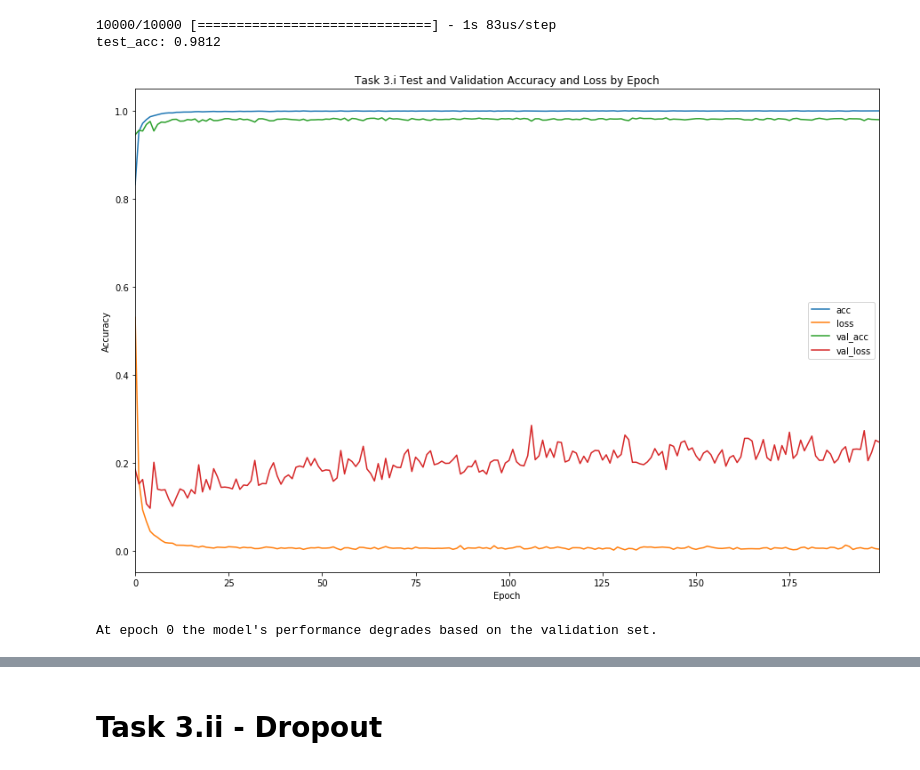
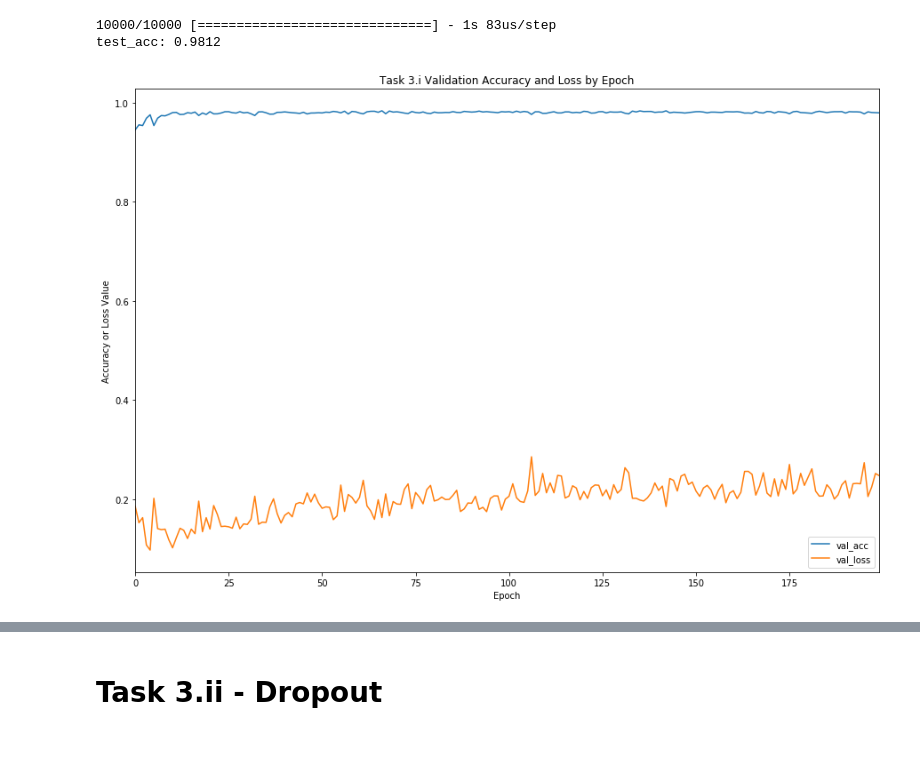
Before and after one commit to tamos/MACS30200proj, a Jupyter notebook: ProblemSets/PS3/PS3_TylerAmos.ipynb, the cells around one changed output, grey strips where cells are left out. Cells and saved outputs as stored; diff of their text form; code cells hidden in the pictures.

```diff
--- a/ProblemSets/PS3/PS3_TylerAmos.ipynb
+++ b/ProblemSets/PS3/PS3_TylerAmos.ipynb
@@ -64,16 +64,12 @@ test_acc: 0.9812
 # save to csv for later
 pd.DataFrame(history_training_i.history).to_csv('q3_i_results.csv')
 # %%
-df = pd.DataFrame(history_training_i.history)
+df = pd.read_csv('q3_i_results.csv')
+df = df.iloc[:,1:]
+df = df[['val_acc', 'val_loss']]
 df.plot(figsize = (15,10))
-plt.title("Task 3.i Test and Validation Accuracy and Loss by Epoch")
-plt.ylabel("Accuracy")
+plt.title("Task 3.i Validation Accuracy and Loss by Epoch")
+plt.ylabel("Accuracy or Loss Value")
 plt.xlabel("Epoch");
 # %% [output]
-[figure, old version]
+[figure, new version]
-# %%
-best_model = 0 # for now, need to figure way to identify
-
-print("At epoch {} the model's performance degrades based on the validation set.".format(best_model))
-# %% [output]
-At epoch 0 the model's performance degrades based on the validation set.
```
Also changed, not shown: parts of 12 cells of this notebook.
